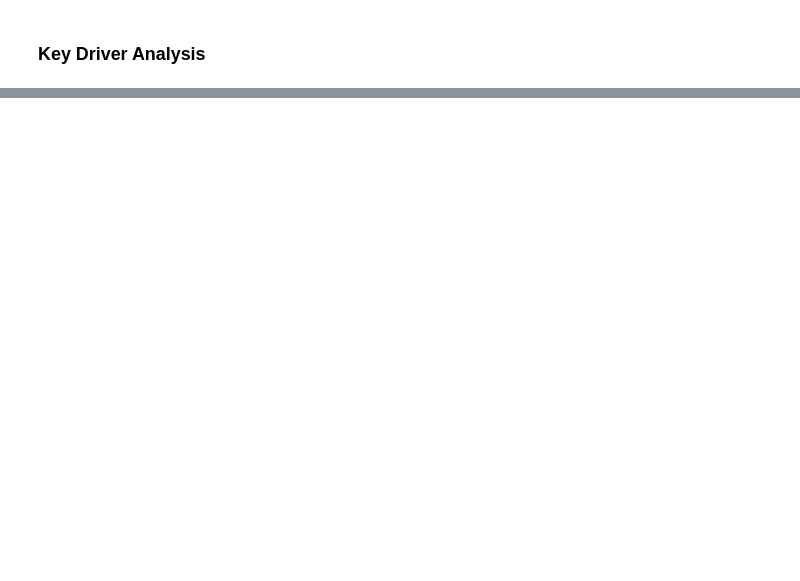
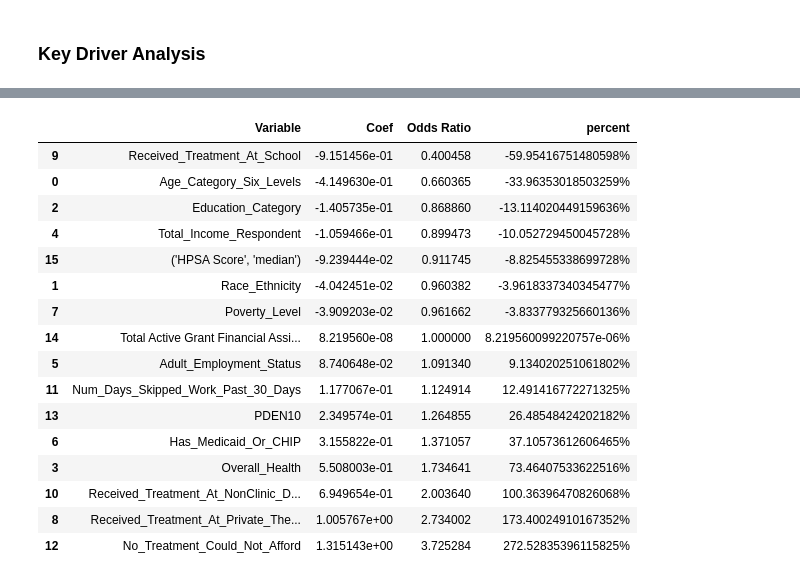
Before and after one commit to ml42322/correlationone_team2, a Jupyter notebook: Feature Selection.ipynb, the cells around one changed output, grey strips where cells are left out. Saved outputs shown, nothing was run; the diff lists cells and outputs as text; code cells hidden in the pictures; blank space fills up the shorter version.

```diff
--- a/Feature Selection.ipynb
+++ b/Feature Selection.ipynb
@@ -78,0 +318,4 @@ Name: Any_Mental_Illness_Indicator_Past_Year, dtype: int64
+# %%
+# Adjusted odds ratio
+for col, val in zip(cols,log_reg.params.values):
+    print(col + ": ",np.exp(val))
@@ -78,0 +374,18 @@ Name: Any_Mental_Illness_Indicator_Past_Year, dtype: int64
+# %%
+# socioeconomic control variables
+soc_control_vars = ['Age_Category_Six_Levels','Race_Ethnicity','Education_Category','Overall_Health',
+                   'Total_Income_Respondent','Adult_Employment_Status']
+
+# hpsa grant
+hpsa_grant = ['PDEN10',"Total Active Grant Financial Assistance median","('HPSA Score', 'median')"]
+
+# other hypotheses
+exposure_vars = ['Has_Medicaid_Or_CHIP','Poverty_Level',
+                 'Received_Treatment_At_Private_Therapist','Received_Treatment_At_School',
+                 'Received_Treatment_At_NonClinic_Doctor','Num_Days_Skipped_Work_Past_30_Days',
+                 'No_Treatment_Could_Not_Afford'
+                ]
+# %%
+cols = soc_control_vars + exposure_vars + hpsa_grant
+log_reg = sm.Logit(y, X[cols]).fit()
+print(log_reg.summary())
@@ -78,0 +410,34 @@ Name: Any_Mental_Illness_Indicator_Past_Year, dtype: int64
+# %%
+final_metrics = pd.DataFrame()
+final_metrics['Variable'] = cols
+final_metrics['Coef'] = log_reg.params.values
+
+# Adjusted odds ratio
+exp = []
+interp = []
+for col, val in zip(cols,log_reg.params.values):
+    exp.append(np.exp(val))
+    interp.append(str((np.exp(val) - 1) * 100)+"%")
+
+final_metrics['Odds Ratio'] = exp
+final_metrics['percent'] = interp
+# %%
+final_metrics.sort_values("Odds Ratio")
+# %% [output]
+|  | Variable | Coef | Odds Ratio | percent |
+| 9 | Received_Treatment_At_School | -9.151456e-01 | 0.400458 | -59.95416751480598% |
+| 0 | Age_Category_Six_Levels | -4.149630e-01 | 0.660365 | -33.96353018503259% |
+| 2 | Education_Category | -1.405735e-01 | 0.868860 | -13.114020449159636% |
+| 4 | Total_Income_Respondent | -1.059466e-01 | 0.899473 | -10.052729450045728% |
+| 15 | ('HPSA Score', 'median') | -9.239444e-02 | 0.911745 | -8.825455338699728% |
+| 1 | Race_Ethnicity | -4.042451e-02 | 0.960382 | -3.9618337340345477% |
+| 7 | Poverty_Level | -3.909203e-02 | 0.961662 | -3.833779325660136% |
+| 14 | Total Active Grant Financial Assi... | 8.219560e-08 | 1.000000 | 8.219560099220757e-06% |
+| 5 | Adult_Employment_Status | 8.740648e-02 | 1.091340 | 9.134020251061802% |
+| 11 | Num_Days_Skipped_Work_Past_30_Days | 1.177067e-01 | 1.124914 | 12.491416772271325% |
+| 13 | PDEN10 | 2.349574e-01 | 1.264855 | 26.48548424202182% |
+| 6 | Has_Medicaid_Or_CHIP | 3.155822e-01 | 1.371057 | 37.10573612606465% |
+| 3 | Overall_Health | 5.508003e-01 | 1.734641 | 73.46407533622516% |
+| 10 | Received_Treatment_At_NonClinic_D... | 6.949654e-01 | 2.003640 | 100.36396470826068% |
+| 8 | Received_Treatment_At_Private_The... | 1.005767e+00 | 2.734002 | 173.40024910167352% |
+| 12 | No_Treatment_Could_Not_Afford | 1.315143e+00 | 3.725284 | 272.52835396115825% |
```
Also changed, not shown: parts of 43 cells of this notebook.
